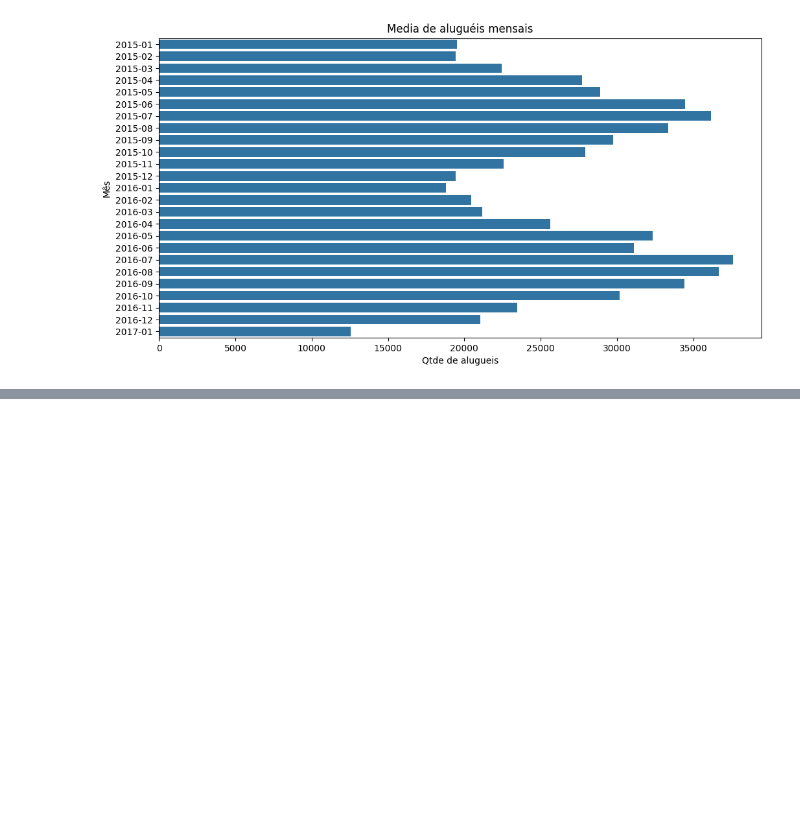
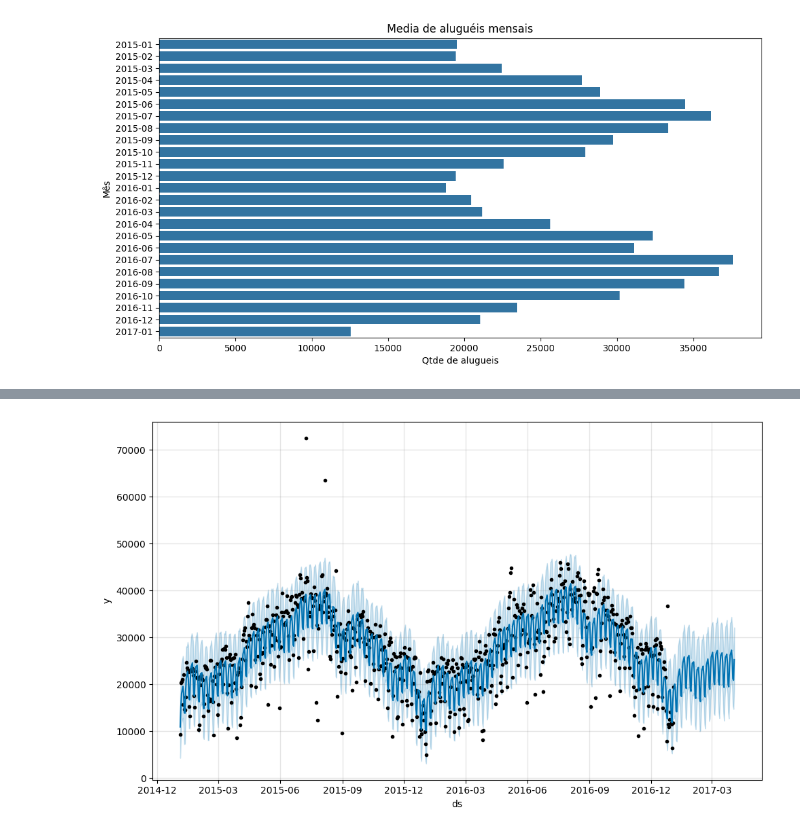
Before and after one commit to cauancalmeida/Data_Science_studies, a Jupyter notebook: Analisando_e_Prevendo_series_temporais.ipynb, the cells around one changed output, grey strips where cells are left out. Drawn from its saved outputs; the diff is of its cells as text; code cells hidden in the pictures; blank space fills up the shorter version.

```diff
--- a/Analisando_e_Prevendo_series_temporais.ipynb
+++ b/Analisando_e_Prevendo_series_temporais.ipynb
@@ -599,0 +606,3 @@ plt.show()
+# %%
+df_prophet = df_limpo[['data', 'contagem']].rename(columns={'data': 'ds', 'contagem': 'y'}) #filtro das datas e contagem das bicicletas e renomeio das colunas para melhor interpretação do Prophet.
+df_prophet.head()
@@ -599,0 +616,3 @@ plt.show()
+# %%
+df_prophet = df_prophet.groupby('ds')['y'].sum().reset_index() #removendo datas duplicadas
+df_prophet
@@ -599,0 +637,9 @@ plt.show()
+# %%
+#instanciando o modelo Prophet
+modelo = Prophet()
+#treinando modelo
+modelo.fit(df_prophet)
+#criando DF para previsões futuras
+futuro = modelo.make_future_dataframe(periods=90,freq='D')
+#realizando a previsão
+previsoes = modelo.predict(futuro)
@@ -599,0 +657,5 @@ plt.show()
+# %%
+#visualizando o resultado da previsão
+fig1 = modelo.plot(previsoes)
+# %% [output]
+[figure, added]
```
Also changed, not shown: parts of 23 cells of this notebook.
